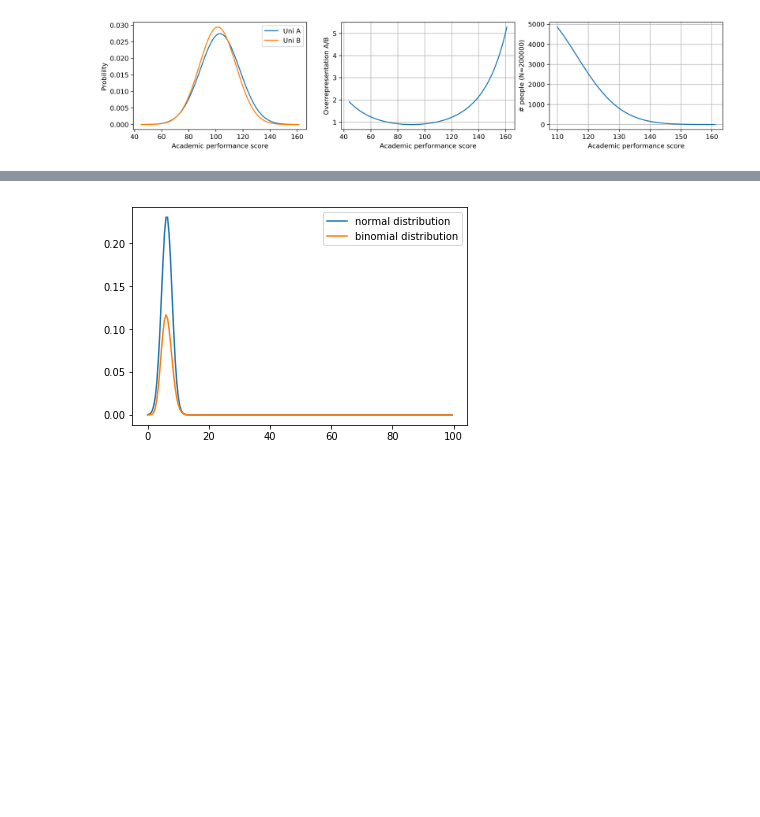
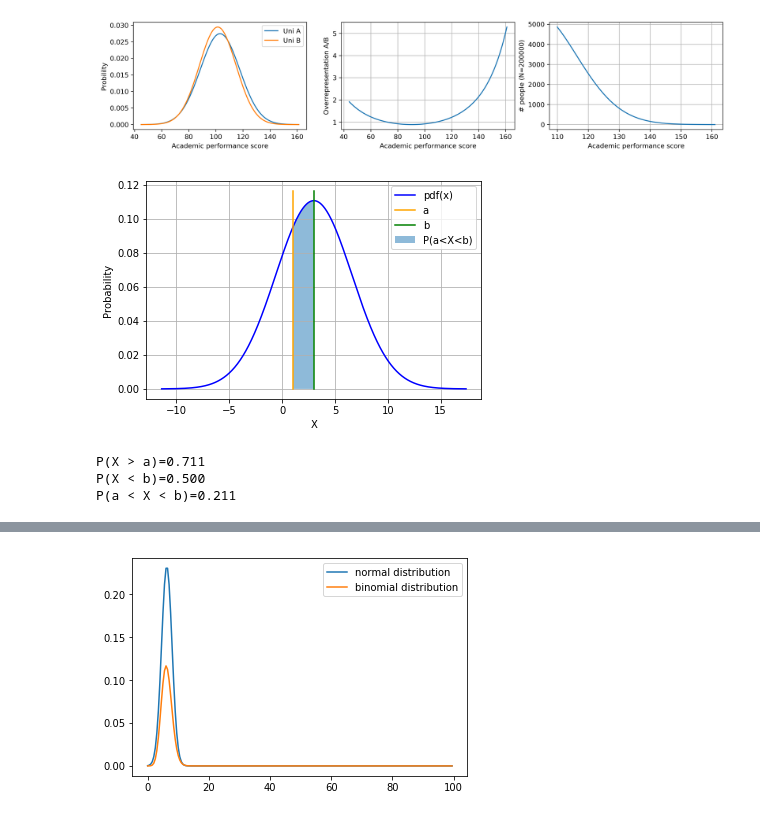
Before and after one commit to fredrikwahlberg/5LN445, a Jupyter notebook: Statistics - Plotting.ipynb, the cells around one changed output, grey strips where cells are left out. Cells and saved outputs as stored; diff of their text form; code cells hidden in the pictures; blank space fills up the shorter version.

Commit message:
Added plotting on CDFs

```diff
--- a/Statistics - Plotting.ipynb
+++ b/Statistics - Plotting.ipynb
@@ -114,3 +113,39 @@ ax[2].grid()
 plt.show()
 # %% [output]
 [figure]
+# %%
+from scipy.stats import norm
+
+mu = 3
+sigma = 3.6
+a = 1
+b = 3
+
+assert a<=b, "a must be equal or smaller than b"
+distr = norm(mu, sigma)
+x = np.linspace(distr.mean()-4*distr.std(), distr.mean()+4*distr.std(), 1000)
+y = distr.pdf(x)
+
+plt.figure()
+plt.plot(x, y, 'blue', label="pdf(x)")
+if a >= np.min(x):
+    plt.plot([a, a], [0, np.max(y)*1.05], 'orange', label="a")
+if b <= np.max(x):
+    plt.plot([b, b], [0, np.max(y)*1.05], 'green', label="b")
+fillmask = a<=x
+fillmask *= x<=b
+plt.fill_between(x[fillmask], y[fillmask], alpha=.5, label="P(a<X<b)")
+plt.legend()
+plt.ylabel("Probability")
+plt.xlabel("X")
+plt.grid()
+plt.show()
+
+print("P(X > a)=%.3f" % (1 - distr.cdf(a)))
+print("P(X < b)=%.3f" % (distr.cdf(b)))
+print("P(a < X < b)=%.3f" % (distr.cdf(b) - distr.cdf(a)))
+# %% [output]
+[figure, added]
+P(X > a)=0.711
+P(X < b)=0.500
+P(a < X < b)=0.211
```
Also changed, not shown: parts of 3 cells of this notebook.
